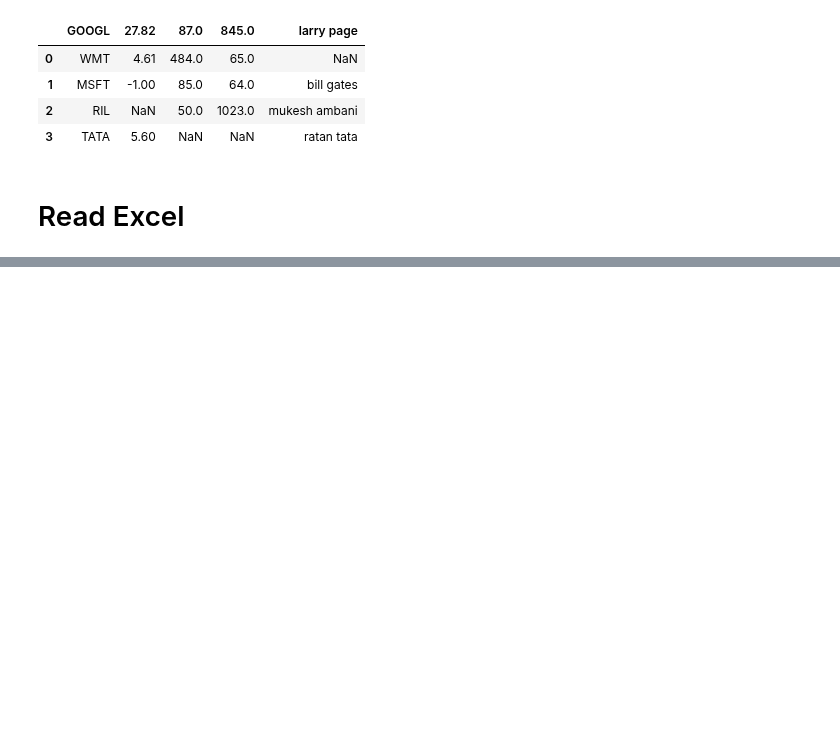
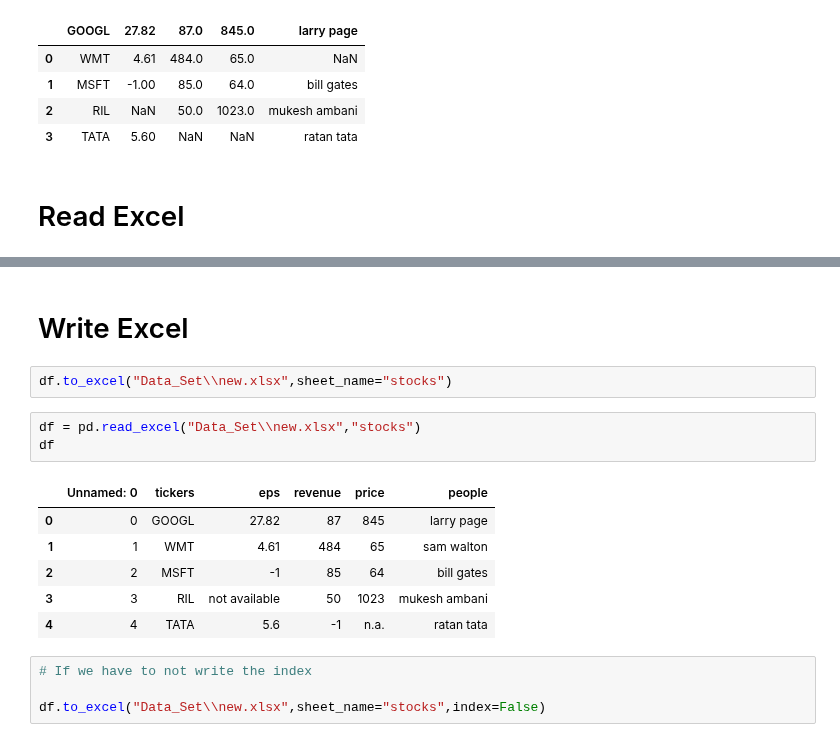
Before and after one commit to ahsanrazi/Python, a Jupyter notebook: CodeBasics/Pandas/Read_write_Excel_CSV.ipynb, the cells around one changed output, grey strips where cells are left out. Cells and saved outputs as stored; diff of their text form; blank space fills up the shorter version.

```diff
--- a/CodeBasics/Pandas/Read_write_Excel_CSV.ipynb
+++ b/CodeBasics/Pandas/Read_write_Excel_CSV.ipynb
@@ -180,0 +274,18 @@ df
+# %% [markdown]
+# Write Excel
+# %%
+df.to_excel("Data_Set\\new.xlsx",sheet_name="stocks")
+# %%
+df = pd.read_excel("Data_Set\\new.xlsx","stocks")
+df
+# %% [output]
+|  | Unnamed: 0 | tickers | eps | revenue | price | people |
+| 0 | 0 | GOOGL | 27.82 | 87 | 845 | larry page |
+| 1 | 1 | WMT | 4.61 | 484 | 65 | sam walton |
+| 2 | 2 | MSFT | -1 | 85 | 64 | bill gates |
+| 3 | 3 | RIL | not available | 50 | 1023 | mukesh ambani |
+| 4 | 4 | TATA | 5.6 | -1 | n.a. | ratan tata |
+# %%
+# If we have to not write the index
+
+df.to_excel("Data_Set\\new.xlsx",sheet_name="stocks",index=False)
```
Also changed, not shown: parts of 15 cells of this notebook, 3 other files.
